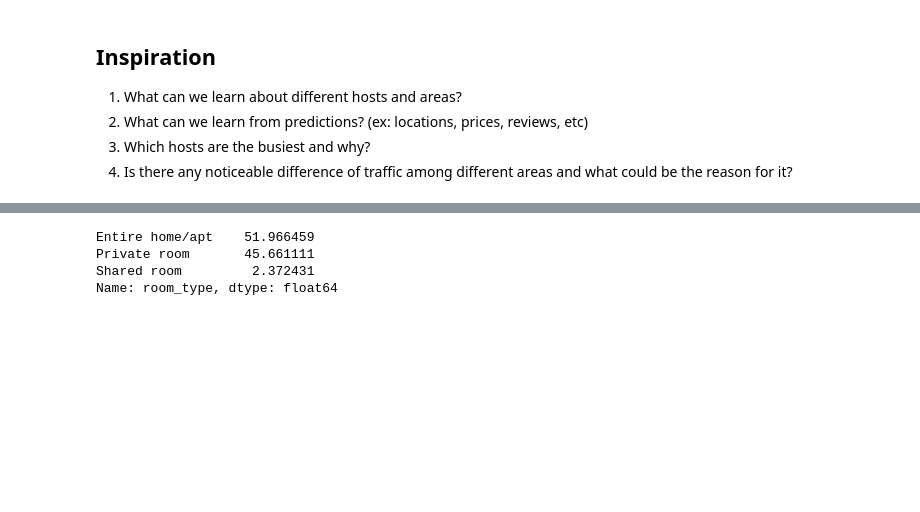
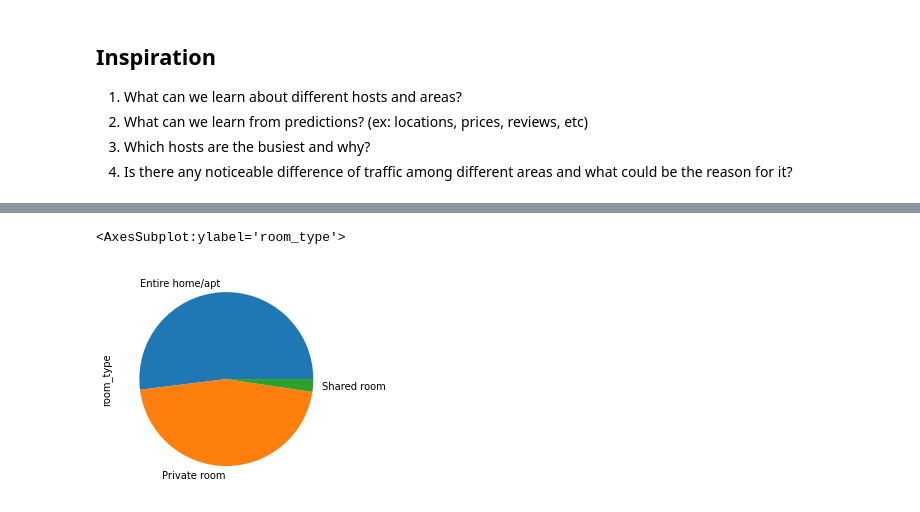
Before and after one commit to WhiteHorse101/NY-Project, a Jupyter notebook: NYC.ipynb, the cells around one changed output, grey strips where cells are left out. Cells and saved outputs as stored; diff of their text form; code cells hidden in the pictures; blank space fills up the shorter version.

```diff
--- a/NYC.ipynb
+++ b/NYC.ipynb
@@ -65,7 +65,5 @@ Name: neighbourhood_group, dtype: float64
 # %%
-NY_df['room_type'].value_counts(normalize=True) * 100
+NY_df['room_type'].value_counts().plot.pie()
 # %% [output]
-Entire home/apt    51.966459
-Private room       45.661111
-Shared room         2.372431
-Name: room_type, dtype: float64
+<AxesSubplot:ylabel='room_type'>
+[figure, added]
```
Also changed, not shown: parts of 16 cells of this notebook.
